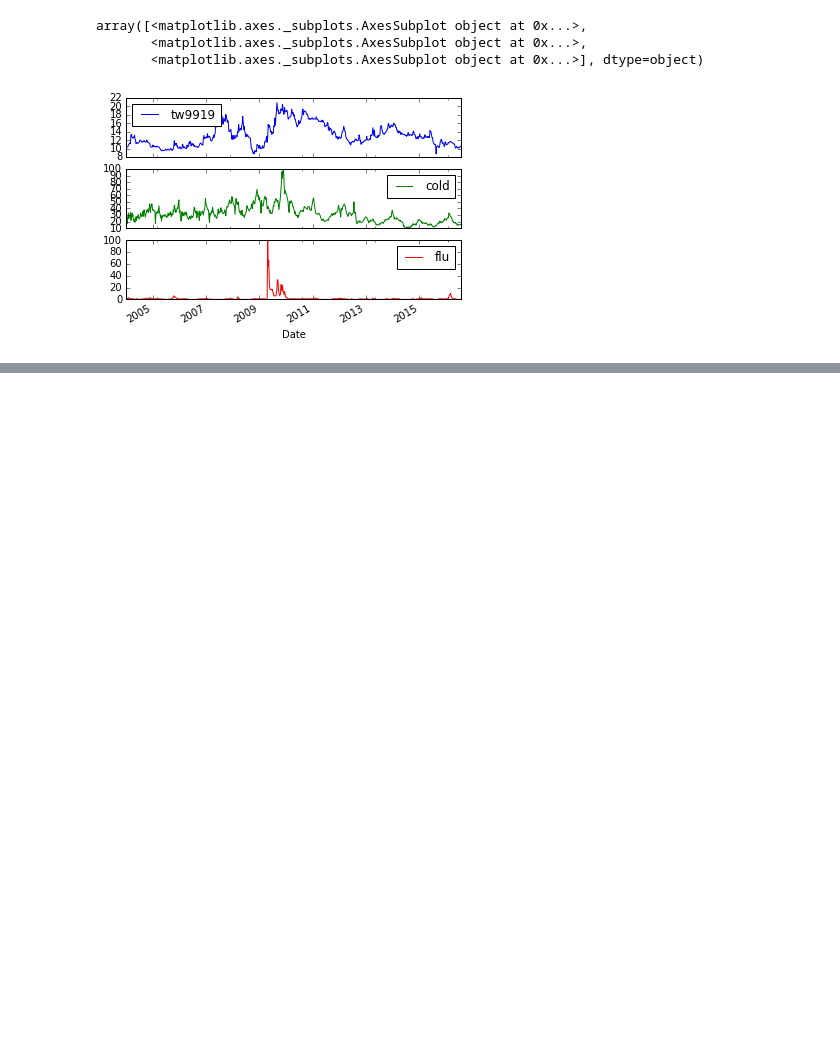
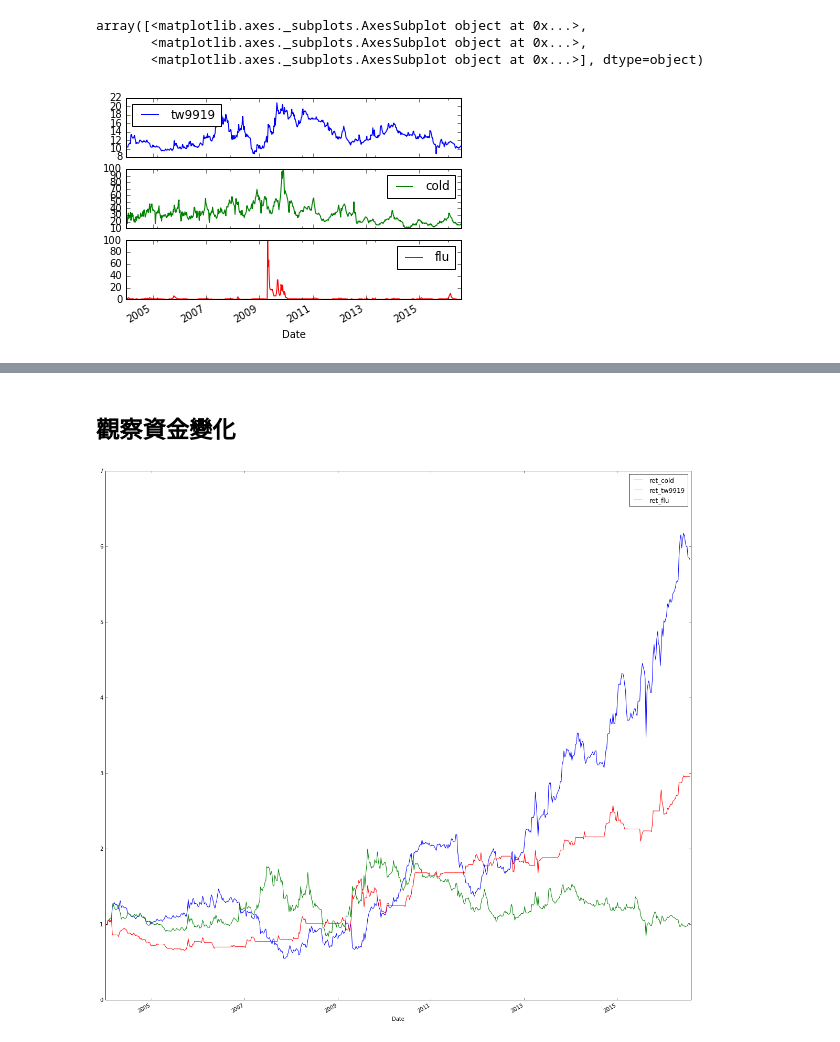
Before and after one commit to ywchiu/pyfintech, a Jupyter notebook: 20160806Demo.ipynb, the cells around one changed output, grey strips where cells are left out. Cells and saved outputs as stored; diff of their text form; code cells hidden in the pictures; blank space fills up the shorter version.

```diff
--- a/20160806Demo.ipynb
+++ b/20160806Demo.ipynb
@@ -431,0 +566,3 @@ array([<matplotlib.axes._subplots.AxesSubplot object at 0x...>,
+# %%
+data['ret_tw9919'] = data.tw9919.pct_change() # 計算每週報酬
+data.head()
@@ -431,0 +577,2 @@ array([<matplotlib.axes._subplots.AxesSubplot object at 0x...>,
+# %%
+data['ret_tw9919'] = data['ret_tw9919'].shift(-1)
@@ -431,0 +591,3 @@ array([<matplotlib.axes._subplots.AxesSubplot object at 0x...>,
+# %%
+data['ret_cold'] = data.cold_order * data.ret_tw9919
+data.head(10)
@@ -431,0 +607,3 @@ array([<matplotlib.axes._subplots.AxesSubplot object at 0x...>,
+# %%
+data['ret_flu'] = data.flu_order * data.ret_tw9919
+data.head(10)
@@ -431,0 +623,8 @@ array([<matplotlib.axes._subplots.AxesSubplot object at 0x...>,
+# %% [markdown]
+## 觀察資金變化
+# %%
+(1 + data.ret_cold).cumprod().plot(legend=True, figsize=[20,20])
+(1 + data.ret_tw9919).cumprod().plot(legend=True)
+(1 + data.ret_flu).cumprod().plot(legend=True)
+# %% [output]
+[figure, added]
```
Also changed, not shown: parts of 15 cells of this notebook.
